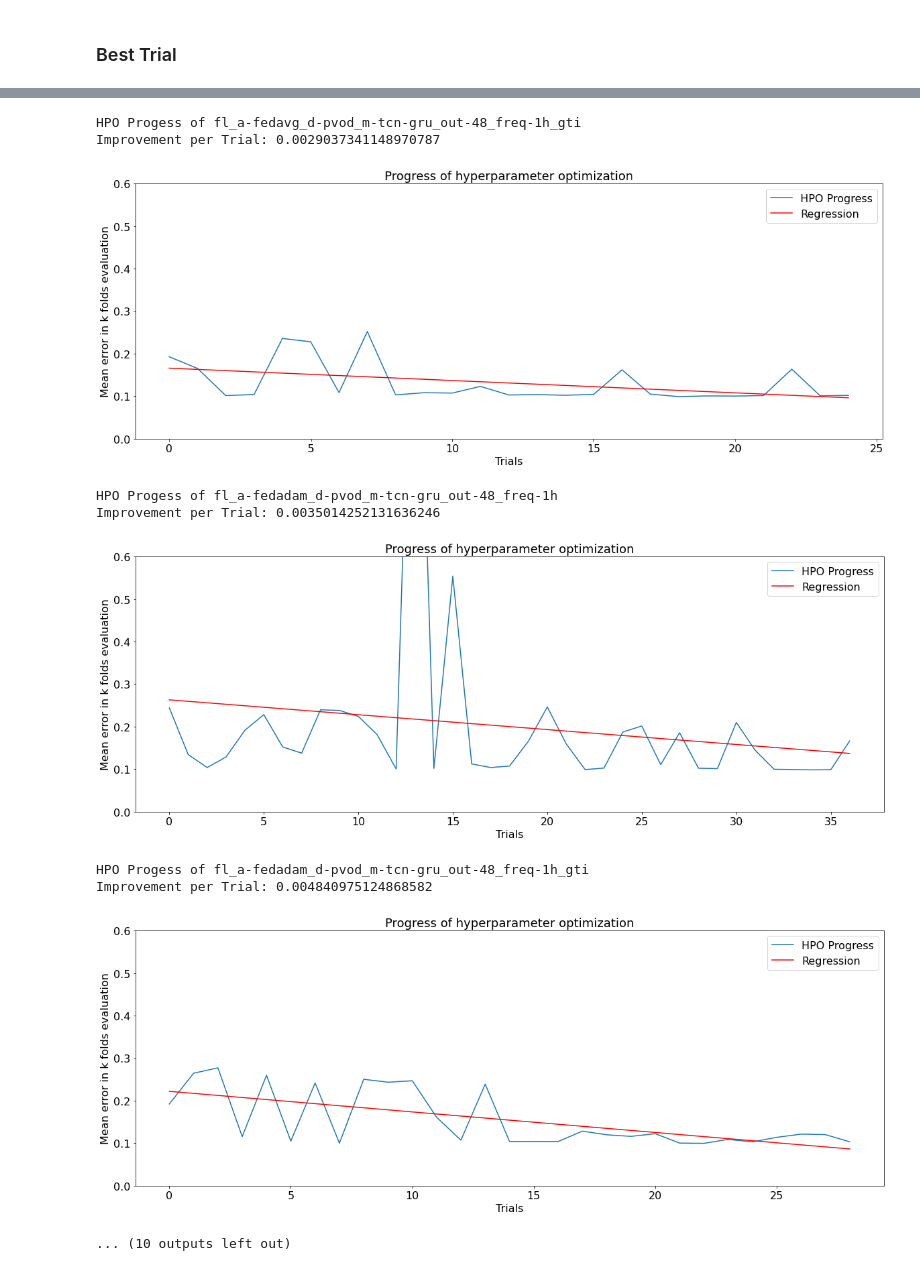
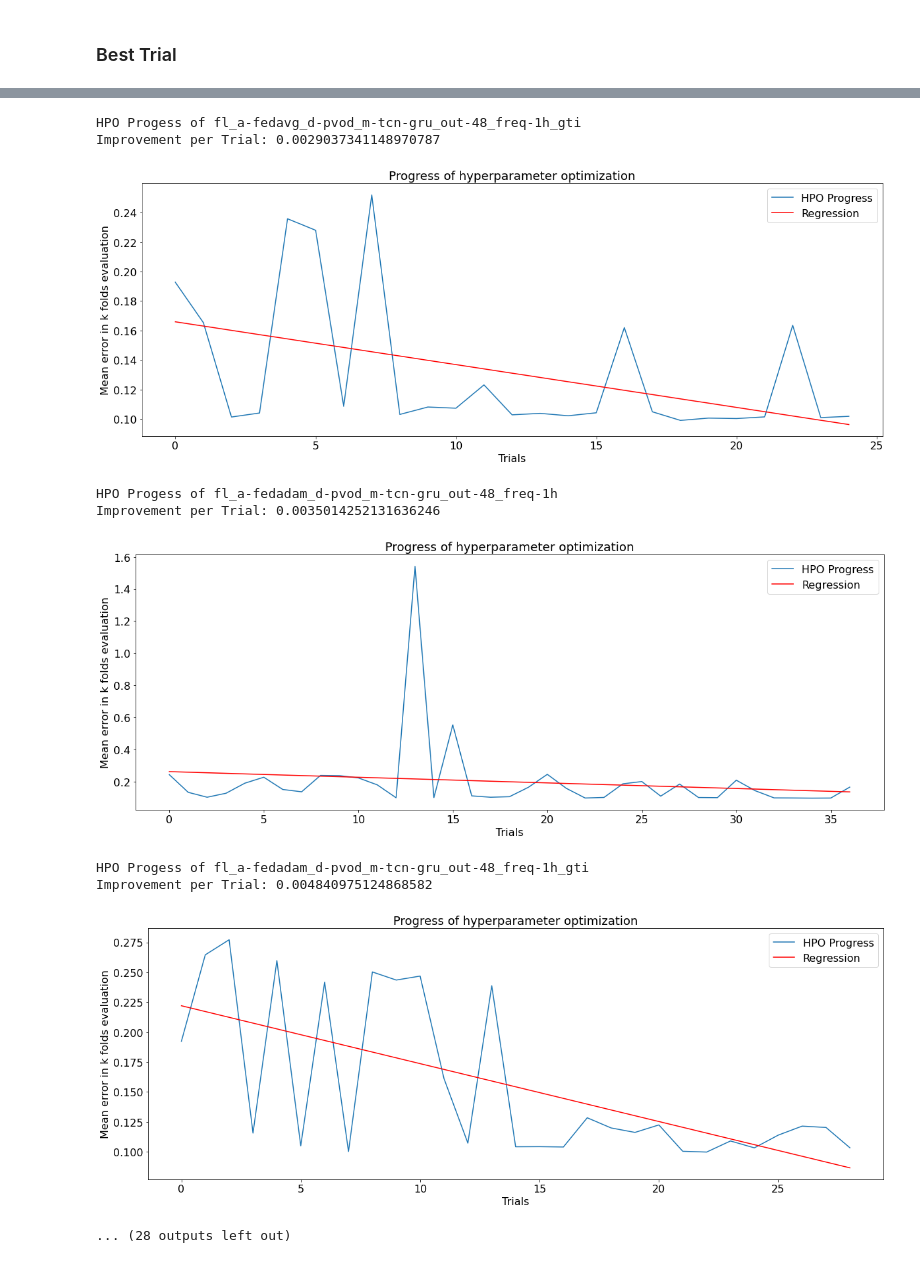
Before and after one commit to vikwal/forecasting_framework, a Jupyter notebook: hpo_analysis.ipynb, the cells around one changed output, grey strips where cells are left out. Saved outputs shown, nothing was run; the diff lists cells and outputs as text; code cells hidden in the pictures.

```diff
--- a/hpo_analysis.ipynb
+++ b/hpo_analysis.ipynb
@@ -41,6 +48,6 @@ Study 12: cl_d-synth_pv_m-tcn-gru_out-48_freq-1h, Trials: 0, Best Value: N/A
 # %%
-study = study_summaries[11].study_name
-optuna.delete_study(study_name=study, storage=f"sqlite:///{study_dir}")
+study = study_summaries[5].study_name
+#optuna.delete_study(study_name=study, storage=f"sqlite:///{study_dir}")
 # %% [markdown]
 ### Best Trial
 # %%
@@ -103,8 +110,8 @@ for study in studies:
     ax = plt.gca()  # Get current axes
     ax.tick_params(axis='x', labelsize=font_size)  # Schriftgröße für x-Achsenmarkierungen
     ax.tick_params(axis='y', labelsize=font_size)
-    plt.yticks(np.arange(0,1,0.1))
-    plt.ylim(0,0.6)
+    #plt.yticks(np.arange(0,1,0.1))
+    #plt.ylim(0,0.6)
     plt.legend(fontsize=font_size)
     plt.show()
 # %% [output]
@@ -120,10 +127,10 @@ Improvement per Trial: 0.004995579408264376
 HPO Progess of fl_a-fedavg_d-pvod_m-tcn-gru_out-48_freq-1h_gti
 Improvement per Trial: 0.0029037341148970787
-[figure, old version]
+[figure, new version]
 HPO Progess of fl_a-fedadam_d-pvod_m-tcn-gru_out-48_freq-1h
 Improvement per Trial: 0.0035014252131636246
-[figure, old version]
+[figure, new version]
 HPO Progess of fl_a-fedadam_d-pvod_m-tcn-gru_out-48_freq-1h_gti
 Improvement per Trial: 0.004840975124868582
-[figure, old version]
+[figure, new version]
-... (10 outputs left out)
+... (28 outputs left out)
```
Also changed, not shown: parts of 3 cells of this notebook, 13 other files.
